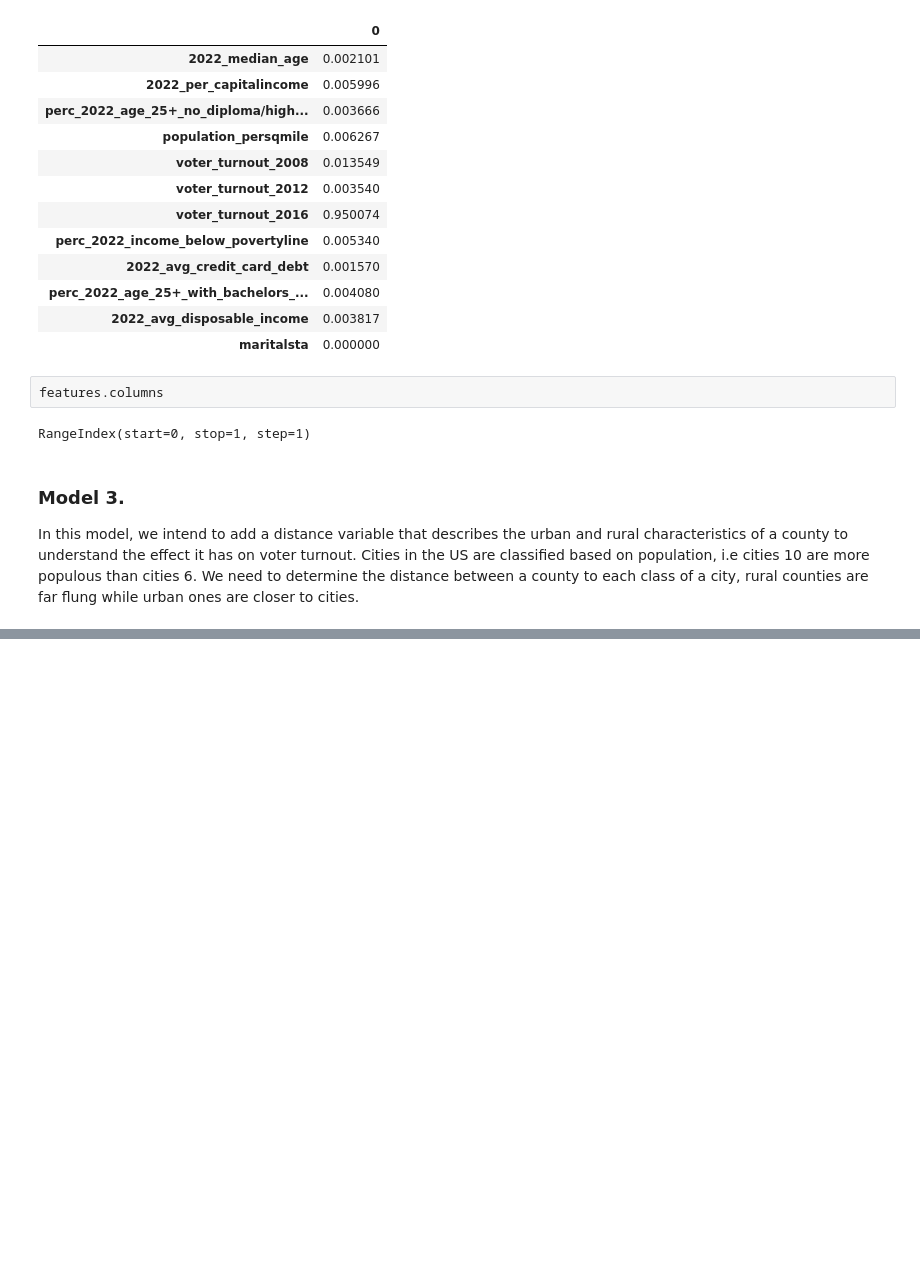
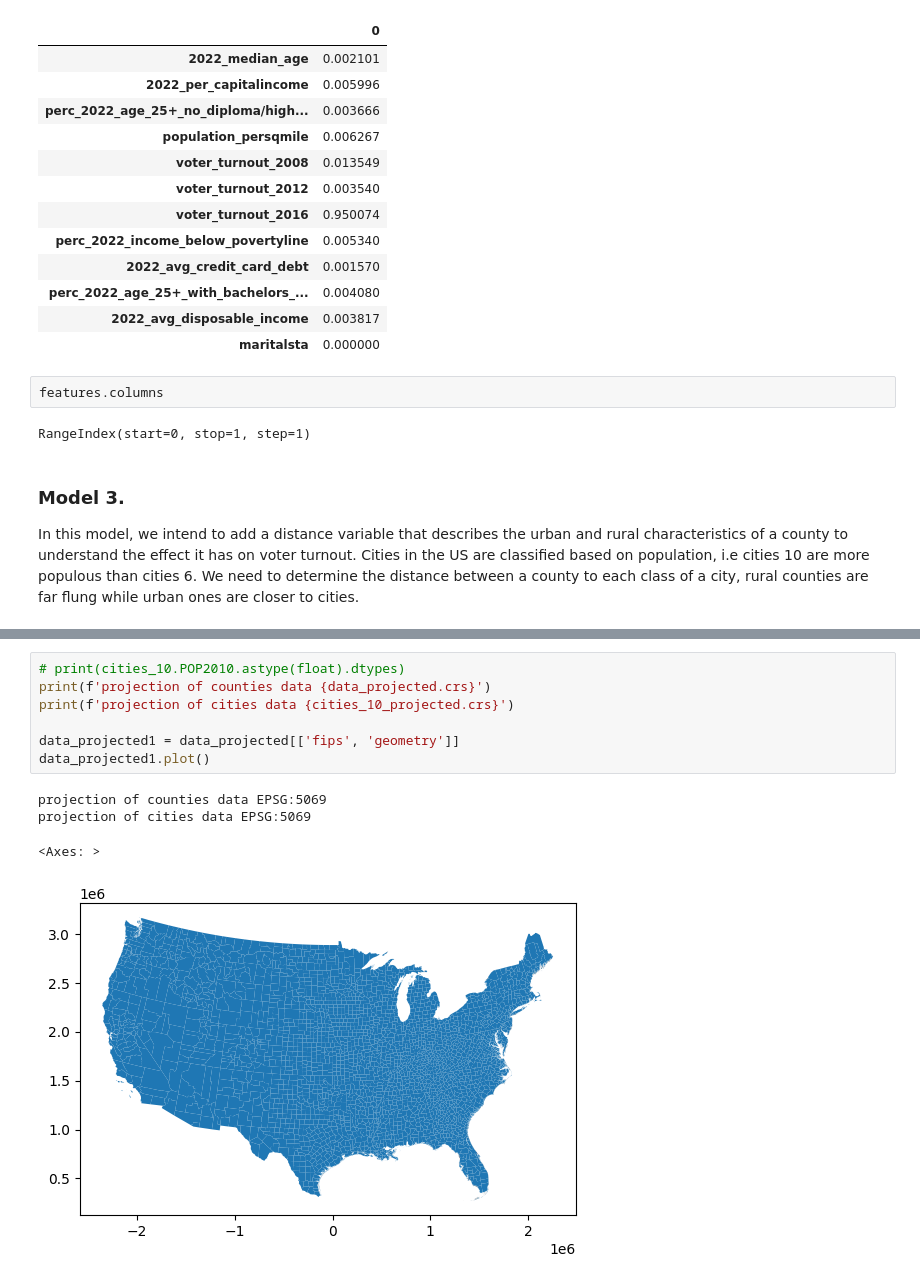
Before and after one commit to kechcole/Machine-Learning, a Jupyter notebook: Notebook/4.Decision Tree algorithm.ipynb, the cells around one changed output, grey strips where cells are left out. Drawn from its saved outputs; the diff is of its cells as text; blank space fills up the shorter version.

```diff
--- a/Notebook/4.Decision Tree algorithm.ipynb
+++ b/Notebook/4.Decision Tree algorithm.ipynb
@@ -492,0 +494,12 @@ float64
+# %%
+# print(cities_10.POP2010.astype(float).dtypes)
+print(f'projection of counties data {data_projected.crs}')
+print(f'projection of cities data {cities_10_projected.crs}')
+
+data_projected1 = data_projected[['fips', 'geometry']]
+data_projected1.plot()
+# %% [output]
+projection of counties data EPSG:5069
+projection of cities data EPSG:5069
+<Axes: >
+[figure, added]
```
Also changed, not shown: parts of 7 cells of this notebook.
